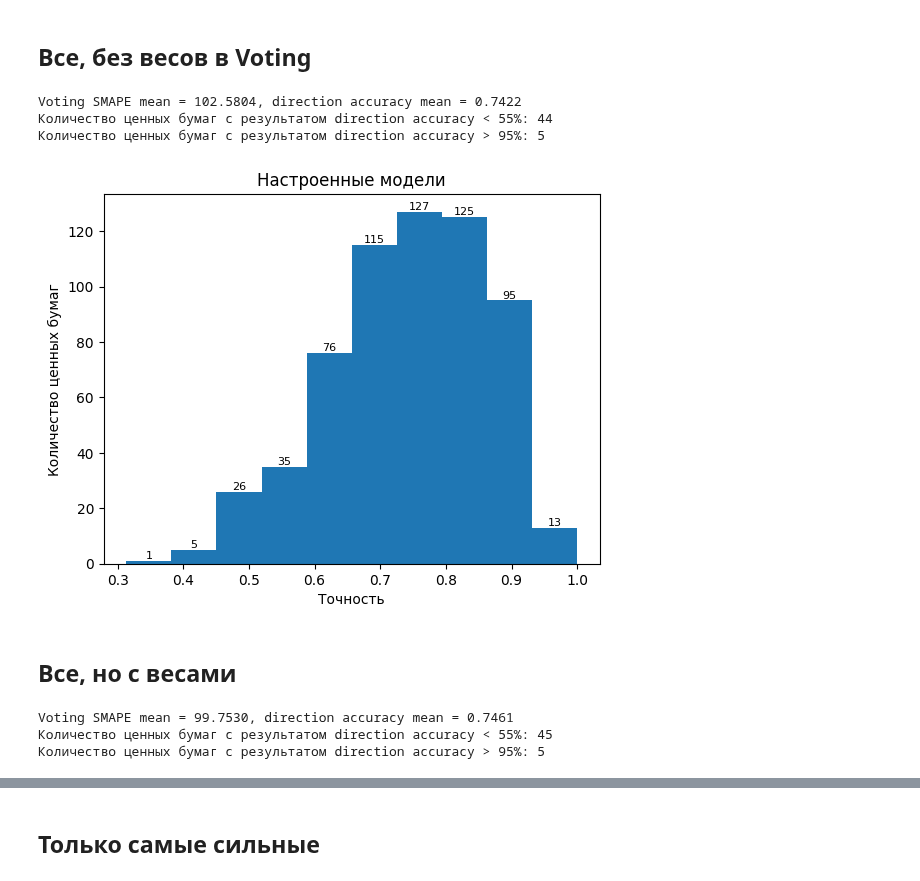
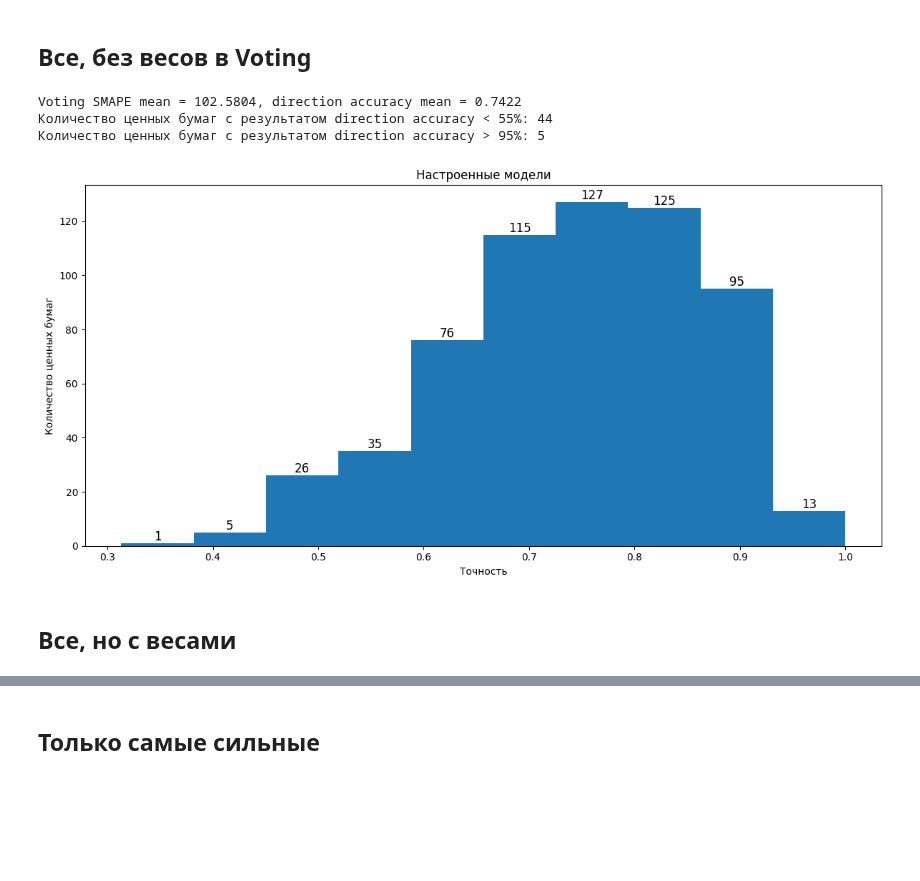
Before and after one commit to StuLolka/ensemble-learning-in-finance, a Jupyter notebook: main.ipynb, the cells around one changed output, grey strips where cells are left out. Cells and saved outputs as stored; diff of their text form; code cells hidden in the pictures; blank space fills up the shorter version.

```diff
--- a/main.ipynb
+++ b/main.ipynb
@@ -839,0 +532,6 @@ print(f'Количество ценных бумаг с результатом d
+# %%
+ridge_pipeline = Pipeline([('scaler', StandardScaler()), ('ridge', Ridge())])
+measure(ridge_pipeline, name='Ridge')
+
+ridge_pipeline_tuned = Pipeline([('scaler', StandardScaler()), ('ridge', Ridge(alpha=0.9))])
+measure(ridge_pipeline_tuned, name='Ridge', is_tuned=True)
@@ -896,0 +549,6 @@ print(f'Количество ценных бумаг с результатом d
+# %%
+knn_pipeline = Pipeline([('scaler', StandardScaler()), ('knn', KNeighborsRegressor(n_jobs=-1))])
+measure(knn_pipeline, name='KNeighborsRegressor')
+
+knn_pipeline_tuned = Pipeline([('scaler', StandardScaler()), ('knn', KNeighborsRegressor(n_neighbors=20, weights='distance', metric='cosine', n_jobs=-1))])
+measure(knn_pipeline_tuned, name='KNeighborsRegressor', is_tuned=True)
@@ -925,33 +592,16 @@ def fit_and_predict_tuned(X_train, y_train, X_test):
     voting.fit(X_train, y_train)
     y_pred = voting.predict(X_test)
     return y_pred
-# %%
-voting_smapes = []
-voting_direction_accuracies = []
-bad_results = {}
-good_results = {}
-for secid, group in tqdm(data_grouped, desc="Processing"):
-    X_train, y_train, X_test, y_test = get_sample(group, features, target)
-    y_pred = fit_and_predict_tuned(X_train, y_train, X_test)
-    smape, direction_accuracy = get_evaluations(y_test, y_pred)
-    if direction_accuracy < 0.55:
-        bad_results[secid] = direction_accuracy
-    if direction_accuracy > 0.95:
-        good_results[secid] = direction_accuracy
-    voting_smapes.append(smape)
-    voting_direction_accuracies.append(direction_accuracy)
-
-print(f'Voting SMAPE mean = {np.mean(voting_smapes):.4f}, direction accuracy mean = {np.mean(voting_direction_accuracies):.4f}')
-print(f'Количество ценных бумаг с результатом direction accuracy < 55%: {len(bad_results)}')
-print(f'Количество ценных бумаг с результатом direction accuracy > 95%: {len(good_results)}')
-# %% [output]
-Voting SMAPE mean = 102.5804, direction accuracy mean = 0.7422
-Количество ценных бумаг с результатом direction accuracy < 55%: 44
-Количество ценных бумаг с результатом direction accuracy > 95%: 5
-# %%
-create_and_save_hist(voting_direction_accuracies, 'Настроенные модели')
-# %% [output]
-[figure, removed]
+# %%
+direction_accuracies, bad_results, good_results = voting_measure(method=fit_and_predict_tuned)
+# %% [output]
+Voting SMAPE mean = 102.5804, direction accuracy mean = 0.7422
+Количество ценных бумаг с результатом direction accuracy < 55%: 44
+Количество ценных бумаг с результатом direction accuracy > 95%: 5
+# %%
+create_and_save_hist(direction_accuracies, 10, 'Точность', 'Количество ценных бумаг', 'Настроенные модели', add_bar_text=True)
+# %% [output]
+[figure, added]
 # %% [markdown]
 ## Все, но с весами
 # %%
@@ -961,26 +611,3 @@ def fit_and_predict_with_weights(X_train, y_train, X_test):
     voting.fit(X_train, y_train)
     y_pred = voting.predict(X_test)
     return y_pred
-# %%
-voting_smapes = []
-voting_direction_accuracies = []
-bad_results = {}
-good_results = {}
-for secid, group in tqdm(data_grouped, desc="Processing"):
-    X_train, y_train, X_test, y_test = get_sample(group, features, target)
-    y_pred = fit_and_predict_with_weights(X_train, y_train, X_test)
-    smape, direction_accuracy = get_evaluations(y_test, y_pred)
-    if direction_accuracy < 0.55:
-        bad_results[secid] = direction_accuracy
-    if direction_accuracy > 0.95:
-        good_results[secid] = direction_accuracy
-    voting_smapes.append(smape)
-    voting_direction_accuracies.append(direction_accuracy)
-
-print(f'Voting SMAPE mean = {np.mean(voting_smapes):.4f}, direction accuracy mean = {np.mean(voting_direction_accuracies):.4f}')
-print(f'Количество ценных бумаг с результатом direction accuracy < 55%: {len(bad_results)}')
-print(f'Количество ценных бумаг с результатом direction accuracy > 95%: {len(good_results)}')
-# %% [output]
-Voting SMAPE mean = 99.7530, direction accuracy mean = 0.7461
-Количество ценных бумаг с результатом direction accuracy < 55%: 45
-Количество ценных бумаг с результатом direction accuracy > 95%: 5
```
Also changed, not shown: parts of 53 cells of this notebook.
